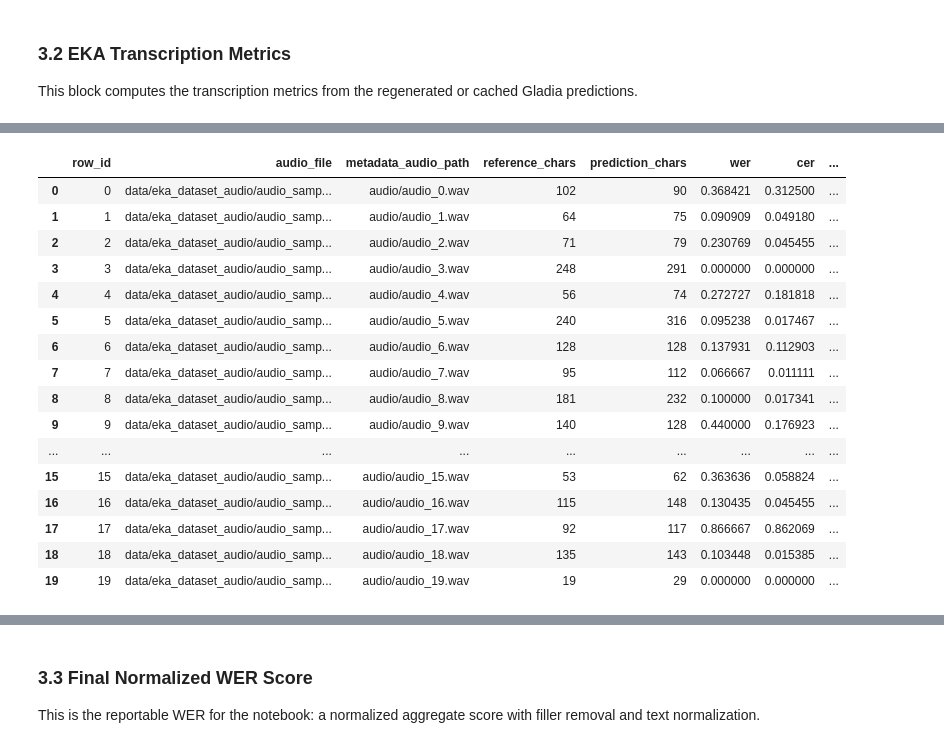
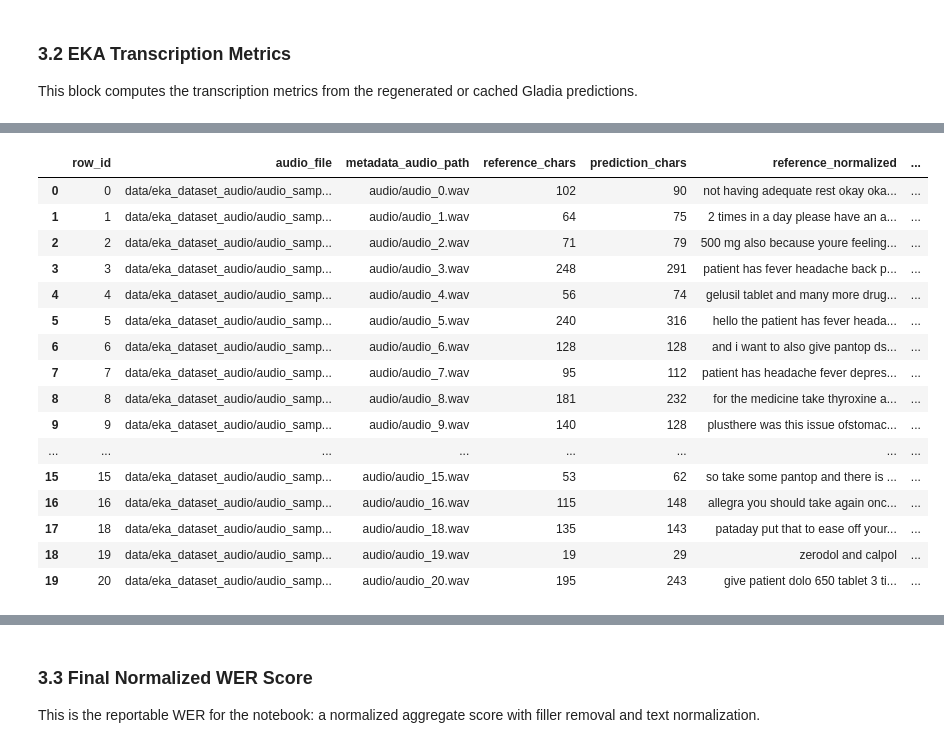
Before and after one commit to Advanced-Software-Technology-course/NLP-for-medical-records, a Jupyter notebook: evaluation/evaluation.ipynb, the cells around one changed output, grey strips where cells are left out. Cells and saved outputs as stored; diff of their text form; code cells hidden in the pictures.

```diff
--- a/evaluation/evaluation.ipynb
+++ b/evaluation/evaluation.ipynb
@@ -115,31 +272,3 @@ Some datasets params were ignored: ['default_preview_rows']. Make sure to use on
 Audio column removed. Transcripts only will be saved.
 Done! Transcripts saved in metadata.csv
 Note: Audio files were not saved due to torchcodec dependency. Transcripts are available.
-# %%
-import os
-import pandas as pd
-from datasets import load_dataset
-
-# Load dataset and remove audio column to avoid torch/torchcodec dependency
-dataset = load_dataset("ekacare/eka-medical-asr-evaluation-dataset", trust_remote_code=True)
-dataset = dataset.remove_columns(['audio'])
-
-rows = []
-
-for i, sample in enumerate(dataset["test"]):
-    filename = f"audio_{i}.wav"
-    text = sample["text"]
-
-    rows.append({
-        "audio_path": f"audio/{filename}",
-        "transcript": text
-    })
-
-df = pd.DataFrame(rows)
-
-# create folder if it doesn't exist
-os.makedirs("medical_asr_dataset", exist_ok=True)
-
-df.to_csv("medical_asr_dataset/metadata.csv", index=False)
-
-print("Dataset table created!")
@@ -832,6 +859,6 @@ This block regenerates missing Gladia sidecar files for the available local EKA
 # Toggle this once to control whether existing Gladia transcripts are regenerated.
 # False: reuse cached *_gladia.txt files when present.
 # True: force fresh Gladia transcription and overwrite cached outputs.
-REGENERATE_EXISTING_GLADIA_TRANSCRIPTIONS = True
+REGENERATE_EXISTING_GLADIA_TRANSCRIPTIONS = False
 print(f"REGENERATE_EXISTING_GLADIA_TRANSCRIPTIONS={REGENERATE_EXISTING_GLADIA_TRANSCRIPTIONS}")
 # %% [output]
@@ -1148,8 +1175,8 @@ def evaluate_eka_transcription(
             "samples_requested": int(len(df_meta)),
             "samples_with_audio": 0,
             "samples_evaluated": 0,
-            "missing_audio_rows": missing_audio_rows,
             "gladia_avg_sentence_confidence_mean": None,
+            "gladia_avg_sentence_confidence_percent_mean": None,
             "note": "No local EKA clips were found for the available metadata rows.",
         }
         with open(metrics_json_path, "w", encoding="utf-8") as handle:
@@ -1212,6 +1239,9 @@ def evaluate_eka_transcription(
                 "metadata_audio_path": str(row["audio_path"]),
                 "reference_chars": len(reference_raw),
                 "prediction_chars": len(predicted_raw),
+                "reference_normalized": ref_norm,
+                "prediction_normalized": pred_norm,
+                "normalized_wer": wer(ref_norm, pred_norm),
                 "wer": min(wer(ref_norm, pred_norm), 1.0),
                 "cer": min(cer(ref_norm, pred_norm), 1.0),
                 "mer": min(mer(ref_norm, pred_norm), 1.0),
@@ -1232,8 +1262,8 @@ def evaluate_eka_transcription(
             "samples_requested": int(len(df_meta)),
             "samples_with_audio": int(len(row_audio_map)),
             "samples_evaluated": 0,
-            "missing_audio_rows": missing_audio_rows,
             "gladia_avg_sentence_confidence_mean": None,
+            "gladia_avg_sentence_confidence_percent_mean": None,
             "note": "No successful transcriptions were evaluated.",
         }
         with open(metrics_json_path, "w", encoding="utf-8") as handle:
@@ -1248,6 +1278,7 @@ def evaluate_eka_transcription(
     results_df["gladia_avg_sentence_confidence_percent"] = pd.to_numeric(
         results_df["gladia_avg_sentence_confidence_percent"], errors="coerce"
     )
+    results_df["normalized_wer"] = pd.to_numeric(results_df["normalized_wer"], errors="coerce")
 
     valid_confidences = results_df["gladia_avg_sentence_confidence"].dropna()
     gladia_confidence_mean = None
@@ -1258,7 +1289,6 @@ def evaluate_eka_transcription(
         "samples_requested": int(len(df_meta)),
         "samples_with_audio": int(len(row_audio_map)),
         "samples_evaluated": int(len(results_df)),
-        "missing_audio_rows": missing_audio_rows,
         "wer_mean": float(results_df["wer"].mean()),
         "cer_mean": float(results_df["cer"].mean()),
         "mer_mean": float(results_df["mer"].mean()),
@@ -1268,13 +1298,15 @@ def evaluate_eka_transcription(
         "rouge2_mean": float(results_df["rouge2"].mean()),
         "rougeL_mean": float(results_df["rougeL"].mean()),
         "semantic_similarity_mean": float(results_df["semantic_similarity"].mean()),
-        "wer_std": float(results_df["wer"].std(ddof=0)),
-        "cer_std": float(results_df["cer"].std(ddof=0)),
         "gladia_avg_sentence_confidence_mean": gladia_confidence_mean,
         "gladia_avg_sentence_confidence_percent_mean": (
             round(gladia_confidence_mean * 100, 1) if gladia_confidence_mean is not None else None
         ),
+        "note": "Use the later final normalized WER score cell for the stricter reportable WER.",
     }
+
+    if missing_audio_rows:
+        print(f"[EKA] Skipping {len(missing_audio_rows)} metadata row(s) with missing local audio; row indices are not exported.")
 
     results_df.to_csv(metrics_csv_path, index=False)
     with open(metrics_json_path, "w", encoding="utf-8") as handle:
@@ -1315,19 +1347,19 @@ eka_summary
 }
-|  | row_id | audio_file | metadata_audio_path | reference_chars | prediction_chars | wer | cer | ... |
-| 0 | 0 | data/eka_dataset_audio/audio_samp... | audio/audio_0.wav | 102 | 90 | 0.368421 | 0.312500 | ... |
-| 1 | 1 | data/eka_dataset_audio/audio_samp... | audio/audio_1.wav | 64 | 75 | 0.090909 | 0.049180 | ... |
-| 2 | 2 | data/eka_dataset_audio/audio_samp... | audio/audio_2.wav | 71 | 79 | 0.230769 | 0.045455 | ... |
-| 3 | 3 | data/eka_dataset_audio/audio_samp... | audio/audio_3.wav | 248 | 291 | 0.000000 | 0.000000 | ... |
-| 4 | 4 | data/eka_dataset_audio/audio_samp... | audio/audio_4.wav | 56 | 74 | 0.272727 | 0.181818 | ... |
-| 5 | 5 | data/eka_dataset_audio/audio_samp... | audio/audio_5.wav | 240 | 316 | 0.095238 | 0.017467 | ... |
-| 6 | 6 | data/eka_dataset_audio/audio_samp... | audio/audio_6.wav | 128 | 128 | 0.137931 | 0.112903 | ... |
-| 7 | 7 | data/eka_dataset_audio/audio_samp... | audio/audio_7.wav | 95 | 112 | 0.066667 | 0.011111 | ... |
-| 8 | 8 | data/eka_dataset_audio/audio_samp... | audio/audio_8.wav | 181 | 232 | 0.100000 | 0.017341 | ... |
-| 9 | 9 | data/eka_dataset_audio/audio_samp... | audio/audio_9.wav | 140 | 128 | 0.440000 | 0.176923 | ... |
-| ... | ... | ... | ... | ... | ... | ... | ... | ... |
-| 15 | 15 | data/eka_dataset_audio/audio_samp... | audio/audio_15.wav | 53 | 62 | 0.363636 | 0.058824 | ... |
-| 16 | 16 | data/eka_dataset_audio/audio_samp... | audio/audio_16.wav | 115 | 148 | 0.130435 | 0.045455 | ... |
-| 17 | 17 | data/eka_dataset_audio/audio_samp... | audio/audio_17.wav | 92 | 117 | 0.866667 | 0.862069 | ... |
-| 18 | 18 | data/eka_dataset_audio/audio_samp... | audio/audio_18.wav | 135 | 143 | 0.103448 | 0.015385 | ... |
-| 19 | 19 | data/eka_dataset_audio/audio_samp... | audio/audio_19.wav | 19 | 29 | 0.000000 | 0.000000 | ... |
+|  | row_id | audio_file | metadata_audio_path | reference_chars | prediction_chars | reference_normalized | ... |
+| 0 | 0 | data/eka_dataset_audio/audio_samp... | audio/audio_0.wav | 102 | 90 | not having adequate rest okay oka... | ... |
+| 1 | 1 | data/eka_dataset_audio/audio_samp... | audio/audio_1.wav | 64 | 75 | 2 times in a day please have an a... | ... |
+| 2 | 2 | data/eka_dataset_audio/audio_samp... | audio/audio_2.wav | 71 | 79 | 500 mg also because youre feeling... | ... |
+| 3 | 3 | data/eka_dataset_audio/audio_samp... | audio/audio_3.wav | 248 | 291 | patient has fever headache back p... | ... |
+| 4 | 4 | data/eka_dataset_audio/audio_samp... | audio/audio_4.wav | 56 | 74 | gelusil tablet and many more drug... | ... |
+| 5 | 5 | data/eka_dataset_audio/audio_samp... | audio/audio_5.wav | 240 | 316 | hello the patient has fever heada... | ... |
+| 6 | 6 | data/eka_dataset_audio/audio_samp... | audio/audio_6.wav | 128 | 128 | and i want to also give pantop ds... | ... |
+| 7 | 7 | data/eka_dataset_audio/audio_samp... | audio/audio_7.wav | 95 | 112 | patient has headache fever depres... | ... |
+| 8 | 8 | data/eka_dataset_audio/audio_samp... | audio/audio_8.wav | 181 | 232 | for the medicine take thyroxine a... | ... |
+| 9 | 9 | data/eka_dataset_audio/audio_samp... | audio/audio_9.wav | 140 | 128 | plusthere was this issue ofstomac... | ... |
+| ... | ... | ... | ... | ... | ... | ... | ... |
+| 15 | 15 | data/eka_dataset_audio/audio_samp... | audio/audio_15.wav | 53 | 62 | so take some pantop and there is ... | ... |
+| 16 | 16 | data/eka_dataset_audio/audio_samp... | audio/audio_16.wav | 115 | 148 | allegra you should take again onc... | ... |
+| 17 | 18 | data/eka_dataset_audio/audio_samp... | audio/audio_18.wav | 135 | 143 | pataday put that to ease off your... | ... |
+| 18 | 19 | data/eka_dataset_audio/audio_samp... | audio/audio_19.wav | 19 | 29 | zerodol and calpol | ... |
+| 19 | 20 | data/eka_dataset_audio/audio_samp... | audio/audio_20.wav | 195 | 243 | give patient dolo 650 tablet 3 ti... | ... |
 {'samples_requested': 3619,
```
Also changed, not shown: parts of 27 cells of this notebook, 4 other files.
